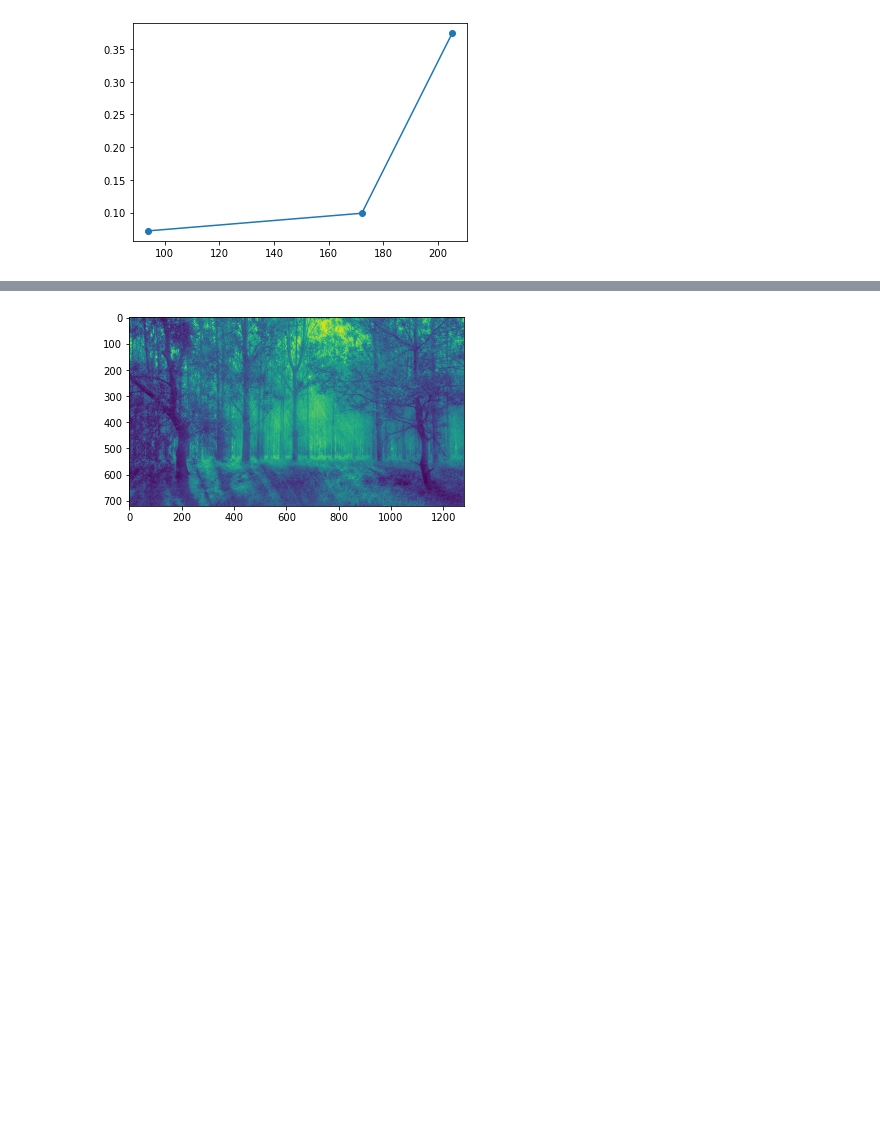
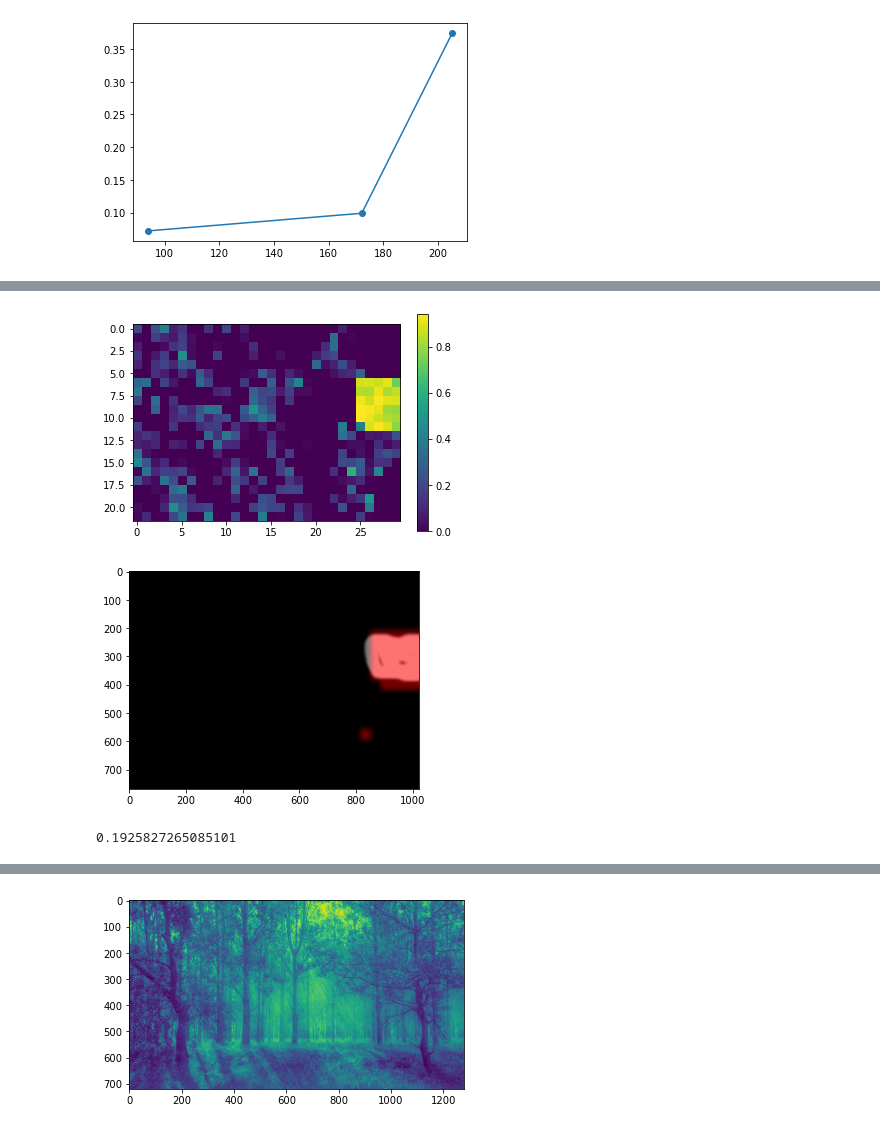
Before and after one commit to nissmar/ForgeryDetection, a Jupyter notebook: torch_noise_estim.ipynb, the cells around one changed output, grey strips where cells are left out. Cells and saved outputs as stored; diff of their text form; code cells hidden in the pictures; blank space fills up the shorter version.

```diff
--- a/torch_noise_estim.ipynb
+++ b/torch_noise_estim.ipynb
@@ -86,0 +88,24 @@ plt.show()
+# %%
+
+Lm,Lv= M.image_variance_hist(im, e_per_bin=100000, f_var=0.005)
+
+patch_size= 64
+e_per_bin= 1500
+f_var = 0.3
+
+
+percent_wrong = compute_suspicious_pixels(M, im, patch_size, e_per_bin, f_var)
+
+# plt.plot(Lm2,Lv2,'o-')
+
+plt.imshow(percent_wrong)
+plt.colorbar()
+plt.show()
+plt.imshow(show_heat_map(mask,percent_wrong>0.6, "MASK"))
+plt.show()
+
+Fmeasure(mask, (percent_wrong>0.1))
+# %% [output]
+[figure, added]
+[figure, added]
+0.1925827265085101
```
Also changed, not shown: parts of 28 cells of this notebook, 21 other files.
